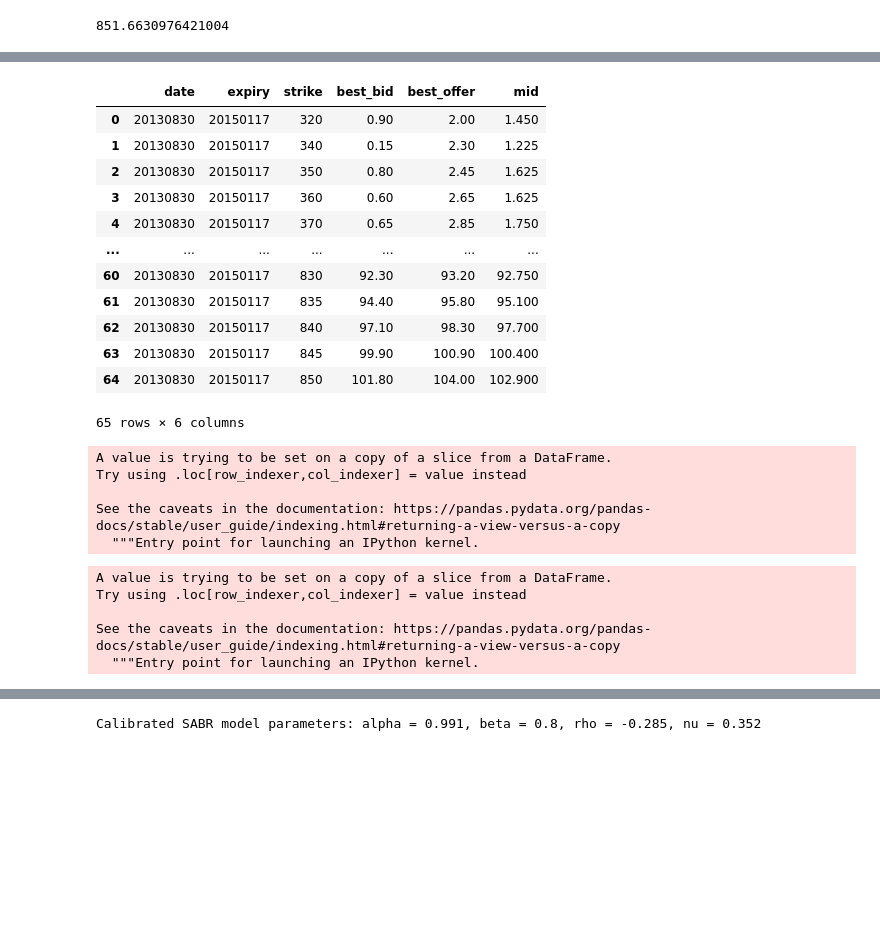
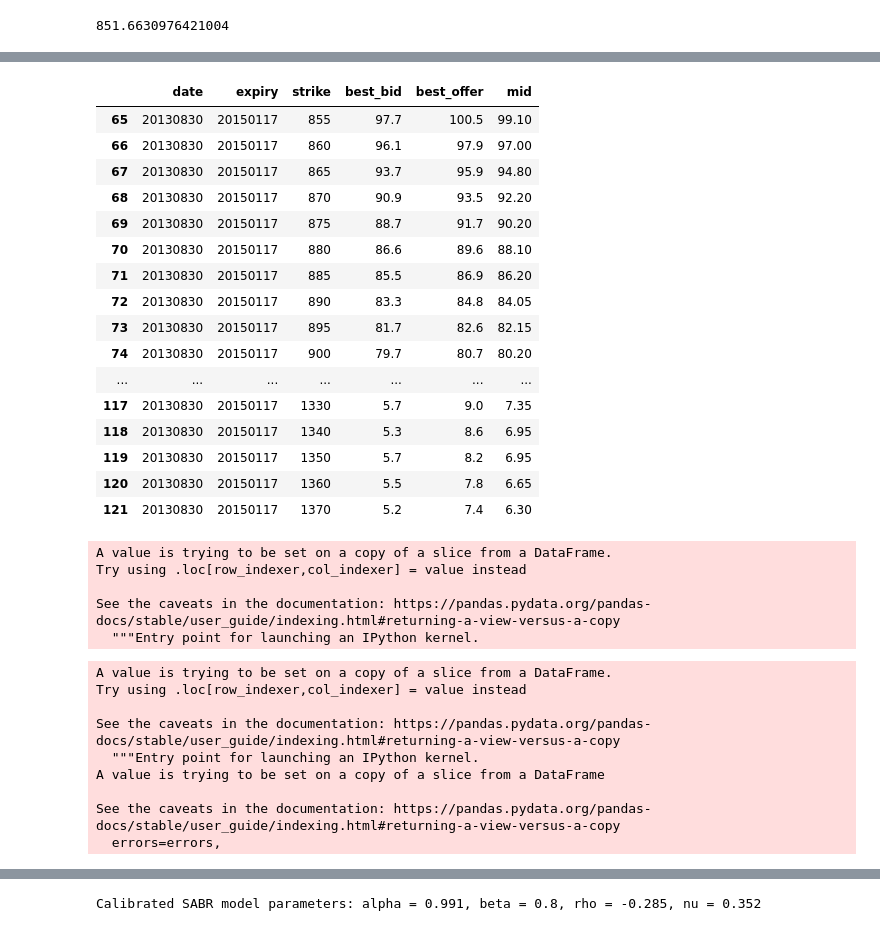
Before and after one commit to ankitrawat85/QuantStrategies, a Jupyter notebook: MQF_College_Projects/2.Stochastic_Finance/SABR calibration.ipynb, the cells around one changed output, grey strips where cells are left out. Saved outputs shown, nothing was run; the diff lists cells and outputs as text; code cells hidden in the pictures; blank space fills up the shorter version.

```diff
--- a/MQF_College_Projects/2.Stochastic_Finance/SABR calibration.ipynb
+++ b/MQF_College_Projects/2.Stochastic_Finance/SABR calibration.ipynb
@@ -120,22 +73,27 @@ call_df
 # %%
 # focus on the out of the money put and out of the money call
-put_df_option = put_df[put_df['strike'] <= F]
+put_df_option = put_df[put_df['Strike Price'] <= F]
 call_df_option = call_df[call_df['strike'] >= F]
-put_df_option
-# %% [output]
-|  | date | expiry | strike | best_bid | best_offer | mid |
-| 0 | 20130830 | 20150117 | 320 | 0.90 | 2.00 | 1.450 |
-| 1 | 20130830 | 20150117 | 340 | 0.15 | 2.30 | 1.225 |
-| 2 | 20130830 | 20150117 | 350 | 0.80 | 2.45 | 1.625 |
-| 3 | 20130830 | 20150117 | 360 | 0.60 | 2.65 | 1.625 |
-| 4 | 20130830 | 20150117 | 370 | 0.65 | 2.85 | 1.750 |
-| ... | ... | ... | ... | ... | ... | ... |
-| 60 | 20130830 | 20150117 | 830 | 92.30 | 93.20 | 92.750 |
-| 61 | 20130830 | 20150117 | 835 | 94.40 | 95.80 | 95.100 |
-| 62 | 20130830 | 20150117 | 840 | 97.10 | 98.30 | 97.700 |
-| 63 | 20130830 | 20150117 | 845 | 99.90 | 100.90 | 100.400 |
-| 64 | 20130830 | 20150117 | 850 | 101.80 | 104.00 | 102.900 |
-65 rows × 6 columns
+# %%
+call_df_option
+# %% [output]
+|  | date | expiry | strike | best_bid | best_offer | mid |
+| 65 | 20130830 | 20150117 | 855 | 97.7 | 100.5 | 99.10 |
+| 66 | 20130830 | 20150117 | 860 | 96.1 | 97.9 | 97.00 |
+| 67 | 20130830 | 20150117 | 865 | 93.7 | 95.9 | 94.80 |
+| 68 | 20130830 | 20150117 | 870 | 90.9 | 93.5 | 92.20 |
+| 69 | 20130830 | 20150117 | 875 | 88.7 | 91.7 | 90.20 |
+| 70 | 20130830 | 20150117 | 880 | 86.6 | 89.6 | 88.10 |
+| 71 | 20130830 | 20150117 | 885 | 85.5 | 86.9 | 86.20 |
+| 72 | 20130830 | 20150117 | 890 | 83.3 | 84.8 | 84.05 |
+| 73 | 20130830 | 20150117 | 895 | 81.7 | 82.6 | 82.15 |
+| 74 | 20130830 | 20150117 | 900 | 79.7 | 80.7 | 80.20 |
+| ... | ... | ... | ... | ... | ... | ... |
+| 117 | 20130830 | 20150117 | 1330 | 5.7 | 9.0 | 7.35 |
+| 118 | 20130830 | 20150117 | 1340 | 5.3 | 8.6 | 6.95 |
+| 119 | 20130830 | 20150117 | 1350 | 5.7 | 8.2 | 6.95 |
+| 120 | 20130830 | 20150117 | 1360 | 5.5 | 7.8 | 6.65 |
+| 121 | 20130830 | 20150117 | 1370 | 5.2 | 7.4 | 6.30 |
 # %%
 call_df_option['impliedvol'] = call_df_option.apply(lambda x: impliedCallVolatility(S, x['strike'],r,  x['mid'], T), axis=1)
 # %% [output]
@@ -145,10 +103,15 @@ Try using .loc[row_indexer,col_indexer] = value instead
 See the caveats in the documentation: https://pandas.pydata.org/pandas-docs/stable/user_guide/indexing.html#returning-a-view-versus-a-copy
   """Entry point for launching an IPython kernel.
 # %%
-put_df_option['impliedvol'] = put_df_option.apply(lambda x: impliedPutVolatility(S, x['strike'],r,  x['mid'], T), axis=1)
+put_df_option['impliedvol'] = put_df_option.apply(lambda x: impliedPutVolatility(S, x['Strike Price'],r,  x['mid'], T), axis=1)
+put_df_option.rename(columns = {"Strike Price":"strike"},inplace = True)
 # %% [output]
 A value is trying to be set on a copy of a slice from a DataFrame.
 Try using .loc[row_indexer,col_indexer] = value instead
 
 See the caveats in the documentation: https://pandas.pydata.org/pandas-docs/stable/user_guide/indexing.html#returning-a-view-versus-a-copy
   """Entry point for launching an IPython kernel.
+A value is trying to be set on a copy of a slice from a DataFrame
+
+See the caveats in the documentation: https://pandas.pydata.org/pandas-docs/stable/user_guide/indexing.html#returning-a-view-versus-a-copy
+  errors=errors,
```
Also changed, not shown: parts of 17 cells of this notebook, 13 other files.
